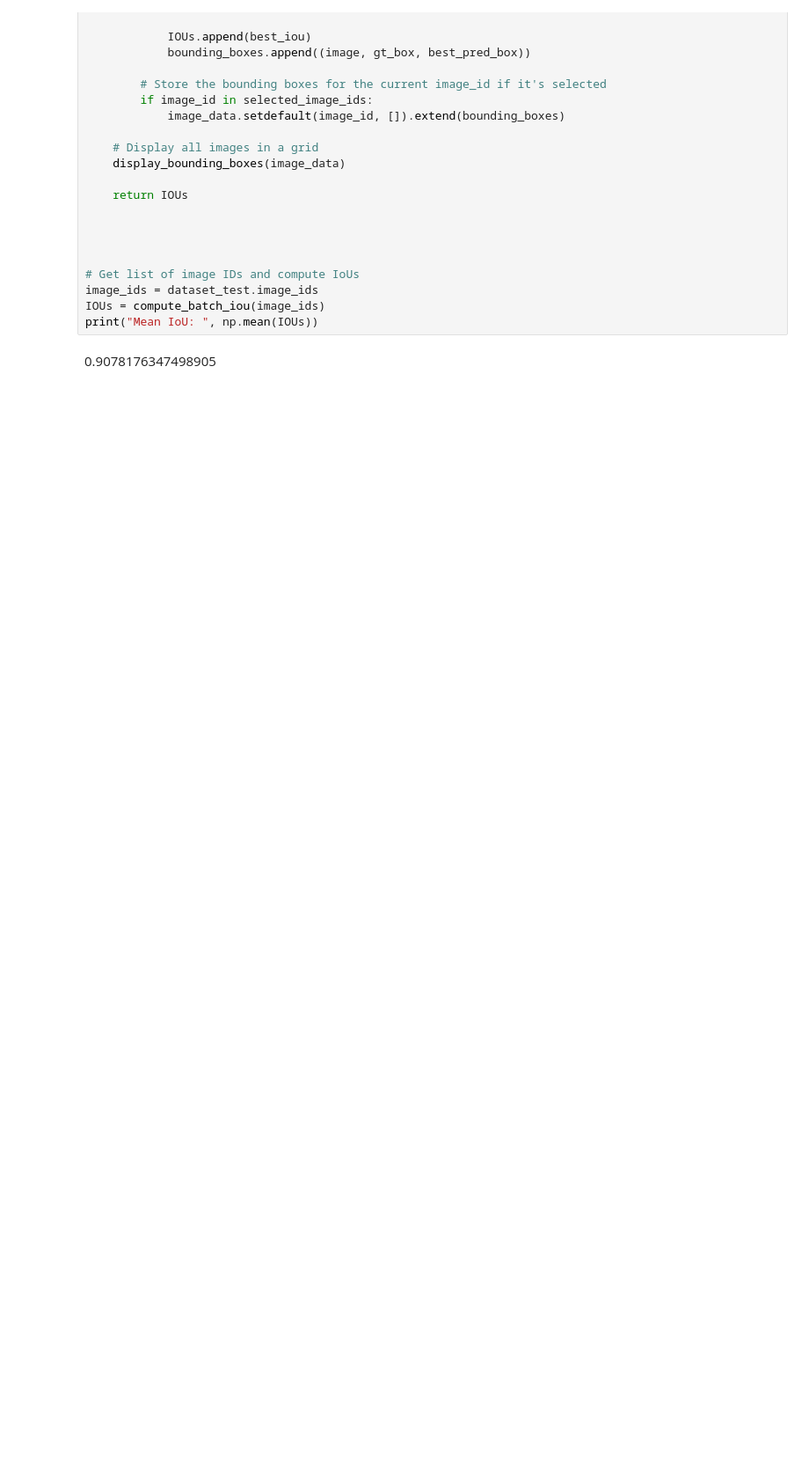
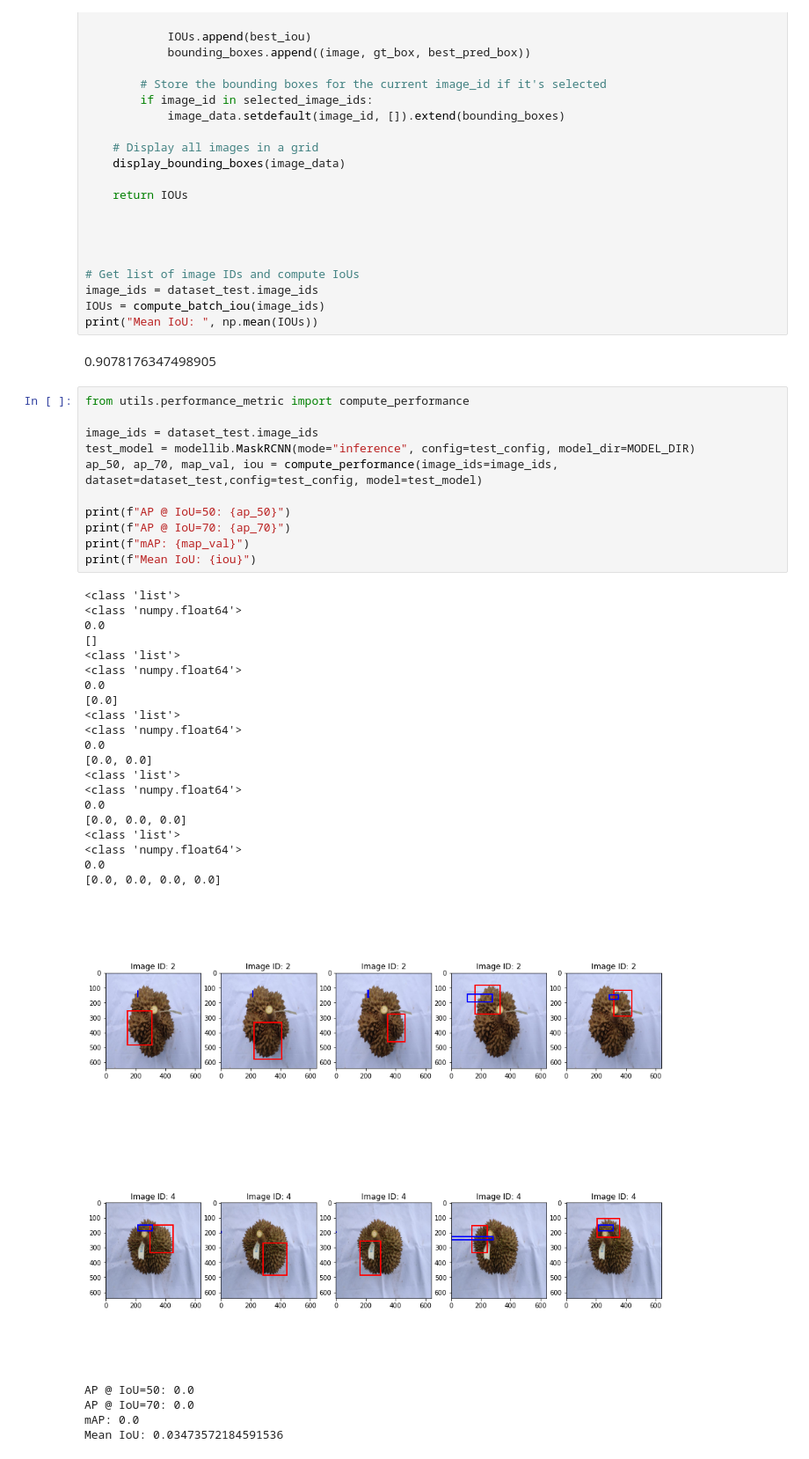
Before and after one commit to ASPactores/aidurian-locule-count, a Jupyter notebook: mask_rcnn/train.ipynb, the cells around one changed output. Shown: that part at 88% size. Drawn from its saved outputs; the diff is of its cells as text; blank space fills up the shorter version.

```diff
--- a/mask_rcnn/train.ipynb
+++ b/mask_rcnn/train.ipynb
@@ -368,3 +412,40 @@ IOUs = compute_batch_iou(image_ids)
 print("Mean IoU: ", np.mean(IOUs))
 # %% [markdown]
 0.9078176347498905
+# %%
+from utils.performance_metric import compute_performance
+
+image_ids = dataset_test.image_ids
+test_model = modellib.MaskRCNN(mode="inference", config=test_config, model_dir=MODEL_DIR)
+ap_50, ap_70, map_val, iou = compute_performance(image_ids=image_ids, dataset=dataset_test,config=test_config, model=test_model)
+
+print(f"AP @ IoU=50: {ap_50}")
+print(f"AP @ IoU=70: {ap_70}")
+print(f"mAP: {map_val}")
+print(f"Mean IoU: {iou}")
+# %% [output]
+<class 'list'>
+<class 'numpy.float64'>
+0.0
+[]
+<class 'list'>
+<class 'numpy.float64'>
+0.0
+[0.0]
+<class 'list'>
+<class 'numpy.float64'>
+0.0
+[0.0, 0.0]
+<class 'list'>
+<class 'numpy.float64'>
+0.0
+[0.0, 0.0, 0.0]
+<class 'list'>
+<class 'numpy.float64'>
+0.0
+[0.0, 0.0, 0.0, 0.0]
+[figure, added]
+AP @ IoU=50: 0.0
+AP @ IoU=70: 0.0
+mAP: 0.0
+Mean IoU: 0.03473572184591536
```
Also changed, not shown: parts of 6 cells of this notebook, 1 other file.
